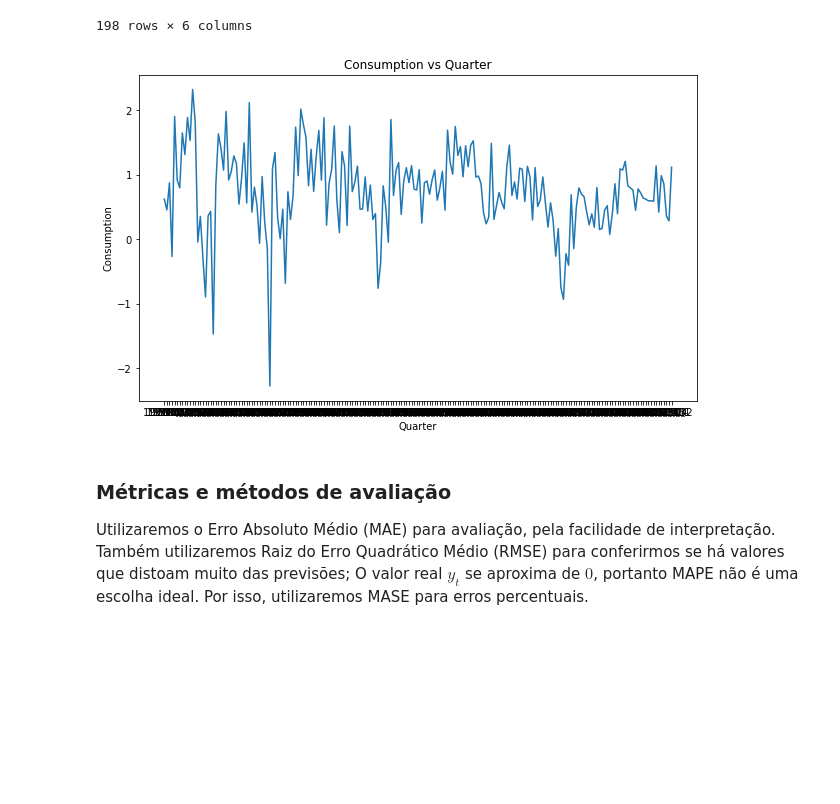
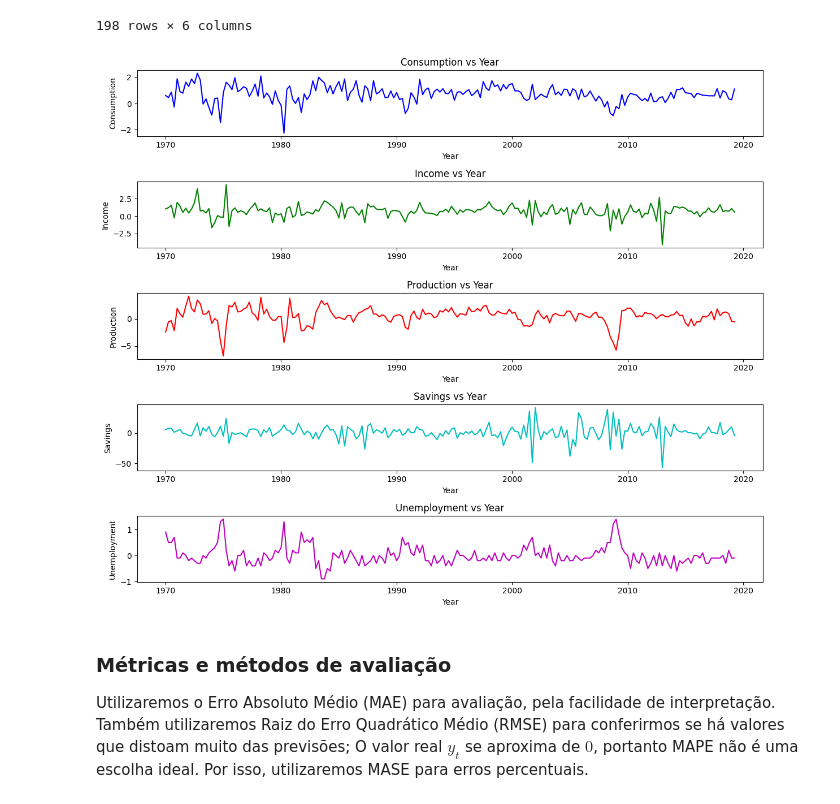
Before and after one commit to ramalhogs/Series_temporais_A2, a Jupyter notebook: analysis.ipynb, the cells around one changed output. Drawn from its saved outputs; the diff is of its cells as text; code cells hidden in the pictures; blank space fills up the shorter version.

```diff
--- a/analysis.ipynb
+++ b/analysis.ipynb
@@ -24,25 +24,57 @@ df
 | 197 | 2019 Q1 | 0.282885 | 1.100753 | -0.488206 | 9.760287 | -0.1 |
 | 198 | 2019 Q2 | 1.113517 | 0.593399 | -0.539949 | -4.264616 | -0.1 |
 198 rows × 6 columns
-# %%
-
-import numpy as np
-
-# Convert DataFrame columns to numpy arrays
-quarters = np.array(df['Quarter'])
-consumption = np.array(df['Consumption'])
-
-# Increase plot size
-plt.figure(figsize=(10, 6))
-
-# Plot Consumption vs Quarter
-plt.plot(quarters, consumption)
-plt.title('Consumption vs Quarter')
-plt.xlabel('Quarter')
-plt.ylabel('Consumption')
-plt.show()
-# %% [output]
-[figure, removed]
+# %%
+# Função para converter uma string em um período trimestral
+def convert_to_period(quarter):
+    """
+    Function to convert a string to a pandas period object.
+    Checks if the input is a string in the form '2019 Q1' or already a Period.
+    """
+    if isinstance(quarter, pd.Period):
+        return quarter
+    year, quarter_str = quarter.split()
+    year = int(year)
+    quarter = int(quarter_str[-1])
+    return pd.Period(year=year, quarter=quarter, freq='Q')
+
+# Aplicar a função para converter a coluna 'Quarter' para Periodos trimestrais
+df['Quarter'] = df['Quarter'].apply(convert_to_period)
+df['Year'] = df['Quarter'].dt.to_timestamp()  # Converter para timestamps para plotagem
+
+# Convert DataFrame columns to numpy arrays
+years = np.array(df['Year'])
+consumption = np.array(df['Consumption'])
+income = np.array(df['Income'])
+production = np.array(df['Production'])
+savings = np.array(df['Savings'])
+unemployment = np.array(df['Unemployment'])
+
+# Increase plot size
+plt.figure(figsize=(12, 10))
+
+# Cria subplots para cada variável com cores diferentes
+variables = {
+    'Consumption': consumption,
+    'Income': income,
+    'Production': production,
+    'Savings': savings,
+    'Unemployment': unemployment
+}
+
+colors = ['b', 'g', 'r', 'c', 'm']  # Lista de cores
+
+for i, (label, data) in enumerate(variables.items(), 1):
+    plt.subplot(len(variables), 1, i)
+    plt.plot(years, data, label=label, color=colors[i-1])
+    plt.title(f'{label} vs Year')
+    plt.xlabel('Year')
+    plt.ylabel(label)
+    plt.tight_layout()  # Ajuste do layout para evitar sobreposição
+
+plt.show()
+# %% [output]
+[figure, added]
 # %% [markdown]
 ### Métricas e métodos de avaliação
 
```
Also changed, not shown: parts of 1 cell of this notebook.
